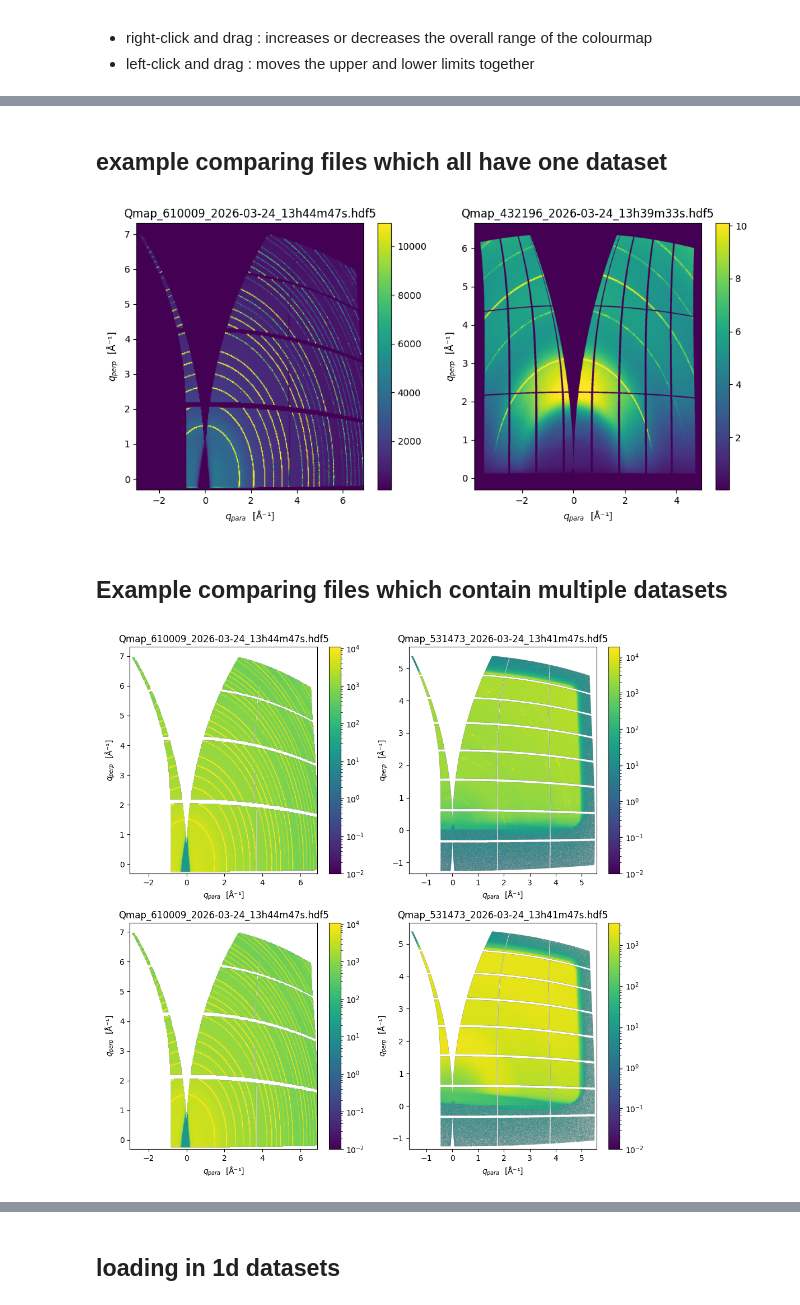
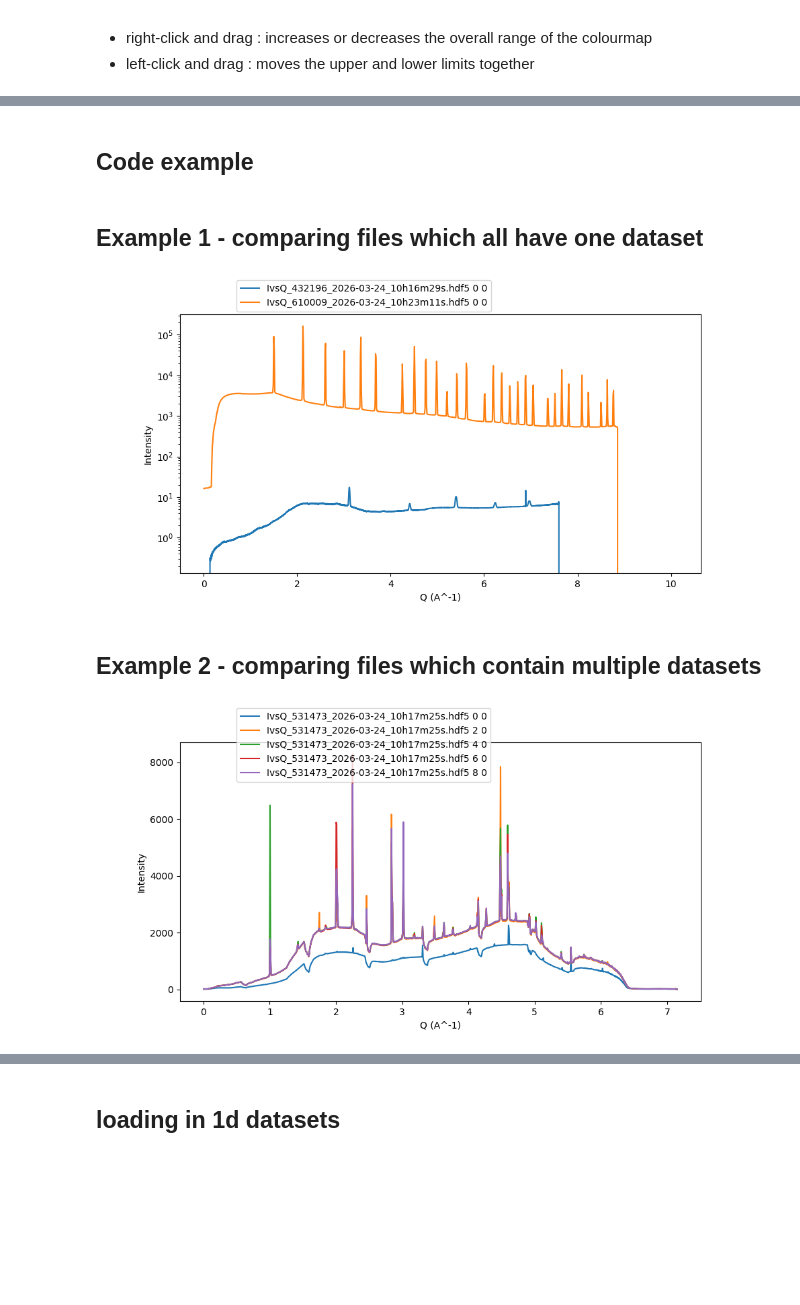
Before and after one commit to P-Mousley/MINERVA_training, a Jupyter notebook: MINERVA_toolbox_guide.ipynb, the cells around one changed output, grey strips where cells are left out. Saved outputs shown, nothing was run; the diff lists cells and outputs as text; code cells hidden in the pictures; blank space fills up the shorter version.

Commit message:
add in updated toolbox guide

```diff
--- a/MINERVA_toolbox_guide.ipynb
+++ b/MINERVA_toolbox_guide.ipynb
@@ -98,27 +113,40 @@ import numpy as np
+# %% [markdown]
+## Code example
 # %%
+from MINERVA_toolbox.plotting import comparison_plotter, reset_plots
+import numpy as np
 #set interactive ipympl
 %matplotlib ipympl
 
+folder1='/dls/i07/data/2026/cm44146-1/ExampleData/output'
+
 #load the comparison plotter
-combo_plotter=comparison_plotter(datafolder='example_data')
+combo_plotter=comparison_plotter(datafolder=folder1)
 # %% [markdown]
-## example comparing files which all have one dataset
+## Example 1 -  comparing files which all have one dataset
 # %%
-filenames=['Qmap_610009_2026-03-24_13h44m47s.hdf5','Qmap_432196_2026-03-24_13h39m33s.hdf5']
-combo_plotter.plot_files(filenames,logscale=False)
+%matplotlib ipympl
+reset_plots()
+example_ivqfiles=['IvsQ_432196_2026-03-24_10h16m29s.hdf5','IvsQ_610009_2026-03-24_10h23m11s.hdf5']
+
+example_qmapfiles=['Qmap_432196_2026-03-24_10h16m31s.hdf5','Qmap_610009_2026-03-24_10h23m02s.hdf5']
+combo_plotter.plot_files(example_ivqfiles,logscale=True)
 # %% [output]
-[figure, old version]
+[figure, new version]
 # %% [markdown]
-## Example comparing files which contain multiple datasets
+## Example 2 - comparing files which contain multiple datasets
 # %%
-
 #filenames=['IvsQ_610009_2026-03-24_13h44m56s.hdf5','IvsQ_531473_2026-03-24_13h40m31s.hdf5']
-filenames=['Qmap_610009_2026-03-24_13h44m47s.hdf5','Qmap_531473_2026-03-24_13h41m47s.hdf5' ,'Qmap_610009_2026-03-24_13h44m47s.hdf5','Qmap_531473_2026-03-24_13h41m47s.hdf5' ]
-ind1vals=np.array([0,8,0,0])
-ind2vals=np.array([0,2,0,0])
-combo_plotter.plot_files(filenames,ind1vals,ind2vals,logscale=True)
+%matplotlib ipympl
+reset_plots()
+filenames=['IvsQ_536350_2026-03-24_10h21m22s.hdf5' ,'IvsQ_531473_2026-03-24_10h17m25s.hdf5']
+repeated_file=['IvsQ_531473_2026-03-24_10h17m25s.hdf5']*5
+#,'Qmap_531473_2026-03-24_13h41m47s.hdf5' ,'Qmap_610009_2026-03-24_13h44m47s.hdf5','Qmap_531473_2026-03-24_13h41m47s.hdf5' ]
+ind1vals=np.array([0,2,4,6,8])
+ind2vals=np.array([0,0,0,0,0,0,0])
+combo_plotter.plot_files(repeated_file,ind1vals,ind2vals,logscale=False)
 # %% [output]
-[figure, old version]
+[figure, new version]
 # %% [markdown]
 # Extracting datasets to do specialised plots
 
```
Also changed, not shown: parts of 21 cells of this notebook.
